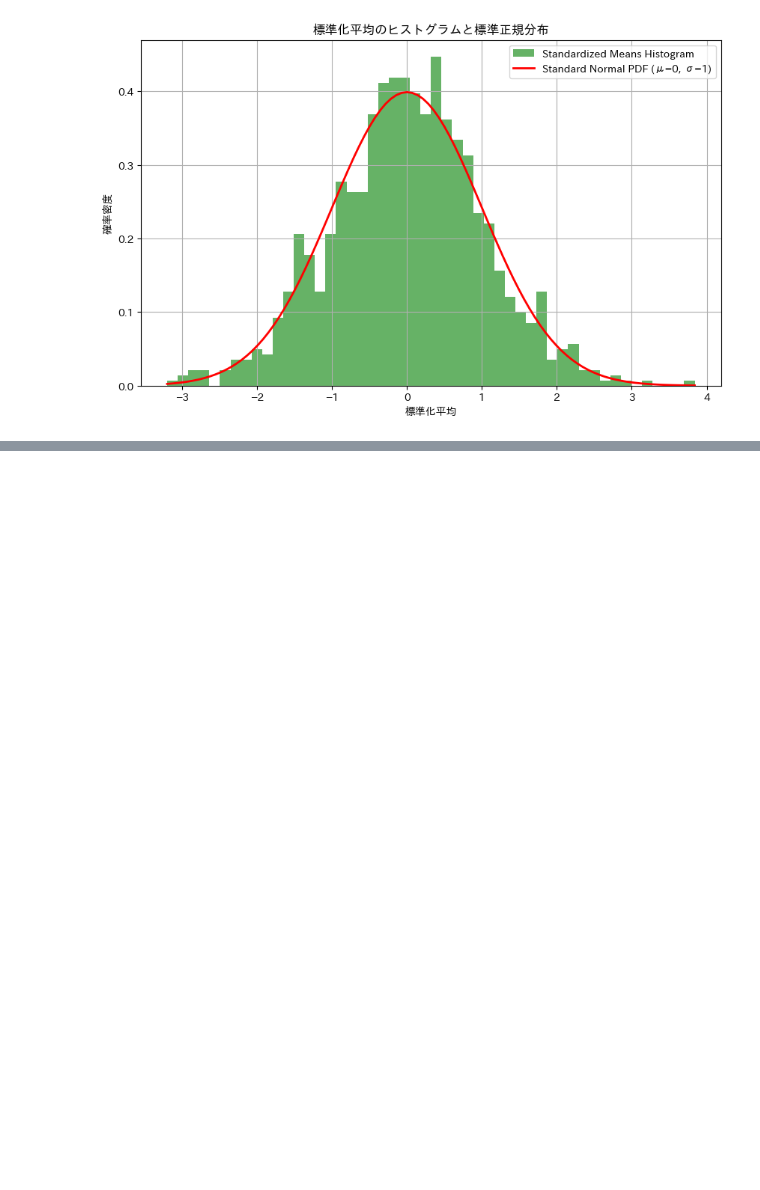
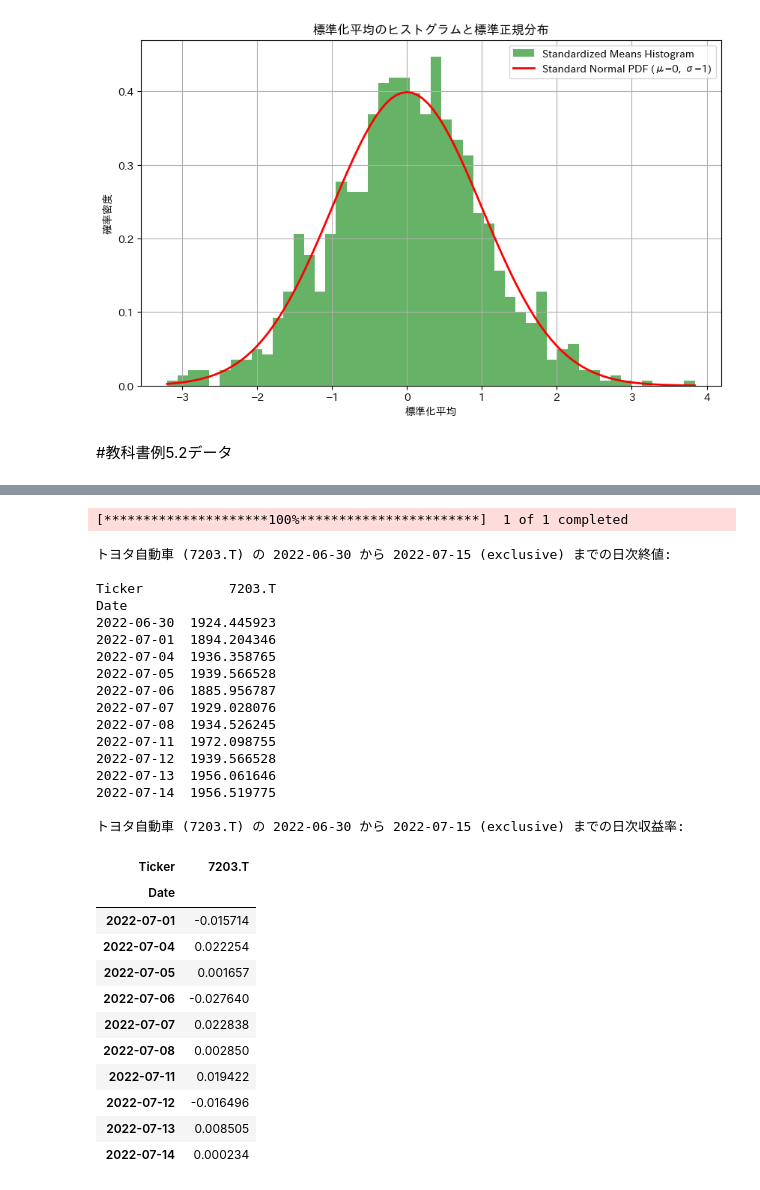
Before and after one commit to Hideki-Iwaki-TUS/FinancialMath, a Jupyter notebook: FinancialMath2.ipynb, the cells around one changed output, grey strips where cells are left out. Saved outputs shown, nothing was run; the diff lists cells and outputs as text; code cells hidden in the pictures; blank space fills up the shorter version.

```diff
--- a/FinancialMath2.ipynb
+++ b/FinancialMath2.ipynb
@@ -651,3 +651,40 @@ Successfully built japanize-matplotlib
 Installing collected packages: japanize-matplotlib
 Successfully installed japanize-matplotlib-1.1.3
 [figure]
+# %% [markdown]
+#教科書例5.2データ
+# %%
+# prompt: Yahoo financeよりトヨタ自動車の株価日次終値データをダウンロードして，トヨタ自動車株の 2022 年 7 月 1 日〜7 月 14 日における日次収益率を求める．
+
+!pip install yfinance
+
+import yfinance as yf
+
+# トヨタ自動車のティッカーシンボル
+# 日本株のティッカーシンボルは、通常「証券コード.T」の形式です。
+# トヨタ自動車の証券コードは7203です。
+ticker_symbol = "7203.T"
+
+# 取得したい期間を設定
+start_date = "2022-06-30"
+end_date = "2022-07-15" # end_dateは取得したい最終日の翌日を指定します
+
+# Yahoo Finance から株価データをダウンロード
+# interval='d' で日次データを指定
+stock_data = yf.download(ticker_symbol, start=start_date, end=end_date, interval="1d")
+
+# 終値データを取得
+close_prices = stock_data['Close']
+
+# 日次収益率を計算
+# 収益率 = (今日の終値 - 前日の終値) / 前日の終値
+# pandasのpct_change()メソッドを使用すると簡単に計算できます
+daily_returns = close_prices.pct_change().dropna() # 最初の行はNaNになるためdropna()で削除
+
+# 結果を表示
+print(f"トヨタ自動車 ({ticker_symbol}) の {start_date} から {end_date} (exclusive) までの日次終値:\n")
+print(close_prices)
+
+print(f"\nトヨタ自動車 ({ticker_symbol}) の {start_date} から {end_date} (exclusive) までの日次収益率:\n")
+daily_returns
+# %% [output]
@@ -653,0 +708,30 @@ Successfully installed japanize-matplotlib-1.1.3
+[*********************100%***********************]  1 of 1 completed
+トヨタ自動車 (7203.T) の 2022-06-30 から 2022-07-15 (exclusive) までの日次終値:
+
+Ticker           7203.T
+Date
+2022-06-30  1924.445923
+2022-07-01  1894.204346
+2022-07-04  1936.358765
+2022-07-05  1939.566528
+2022-07-06  1885.956787
+2022-07-07  1929.028076
+2022-07-08  1934.526245
+2022-07-11  1972.098755
+2022-07-12  1939.566528
+2022-07-13  1956.061646
+2022-07-14  1956.519775
+
+トヨタ自動車 (7203.T) の 2022-06-30 から 2022-07-15 (exclusive) までの日次収益率:
+| Ticker | 7203.T |
+| Date |  |
+| 2022-07-01 | -0.015714 |
+| 2022-07-04 | 0.022254 |
+| 2022-07-05 | 0.001657 |
+| 2022-07-06 | -0.027640 |
+| 2022-07-07 | 0.022838 |
+| 2022-07-08 | 0.002850 |
+| 2022-07-11 | 0.019422 |
+| 2022-07-12 | -0.016496 |
+| 2022-07-13 | 0.008505 |
+| 2022-07-14 | 0.000234 |
```
Also changed, not shown: parts of 5 cells of this notebook.
